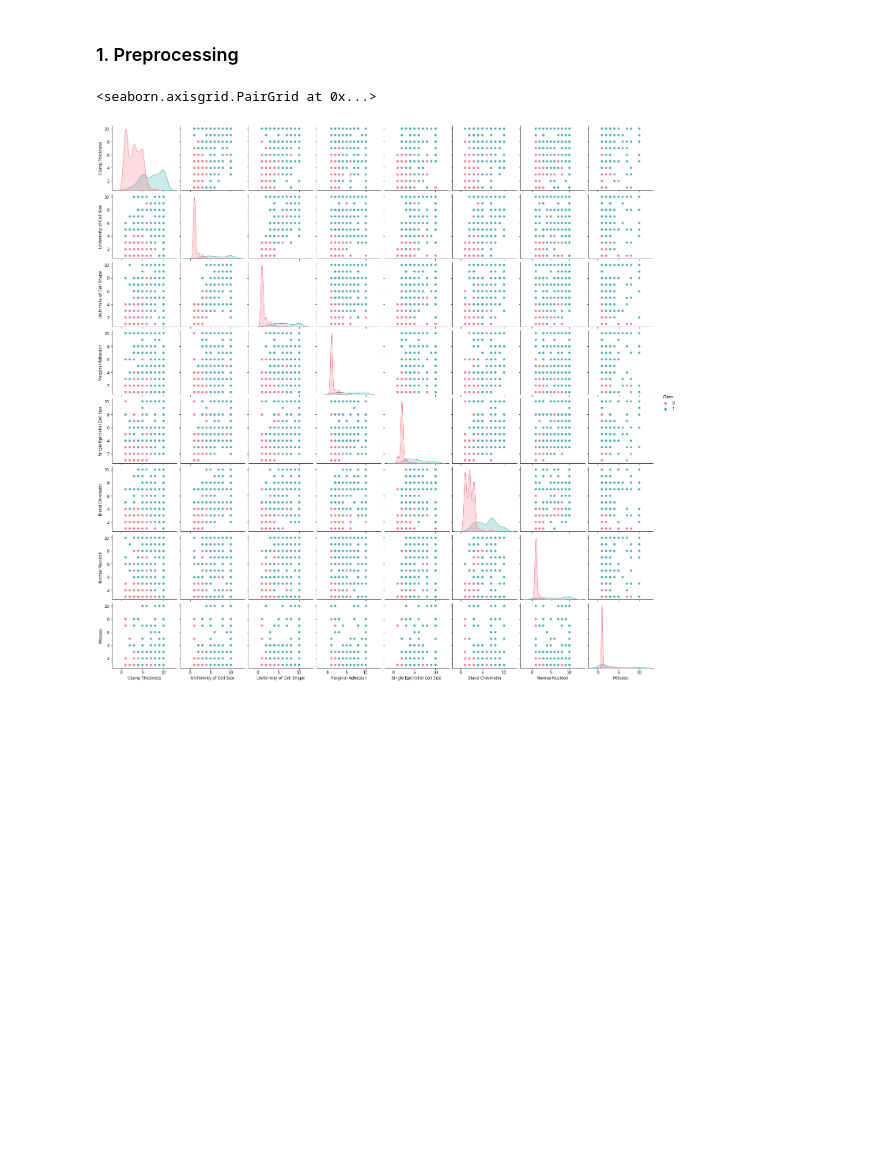
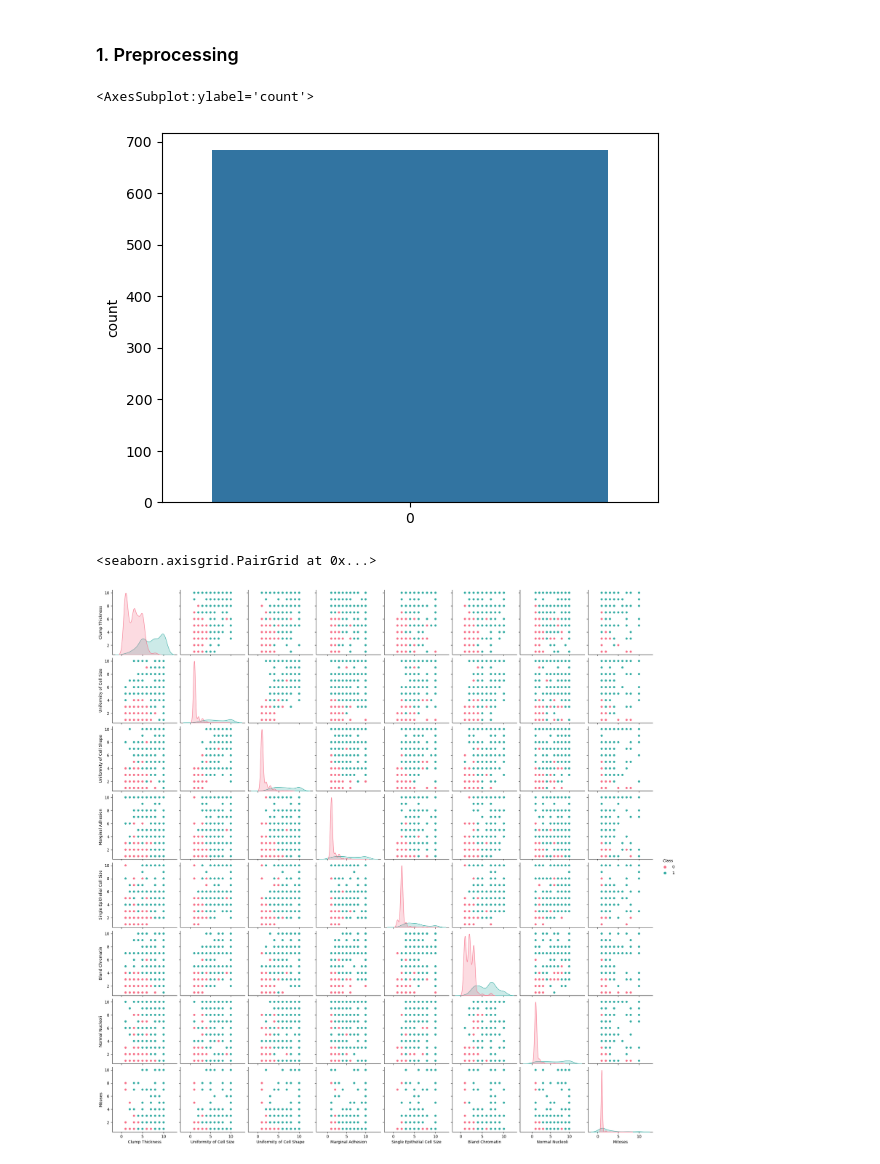
Before and after one commit to gimenopea/CSCI6364, a Jupyter notebook: GD, ID3, SVM - Project 2/CSCI6364_Project_2_PartD.ipynb, the cells around one changed output. Drawn from its saved outputs; the diff is of its cells as text; code cells hidden in the pictures; blank space fills up the shorter version.

Commit message:
evaluation performance

```diff
--- a/GD, ID3, SVM - Project 2/CSCI6364_Project_2_PartD.ipynb
+++ b/GD, ID3, SVM - Project 2/CSCI6364_Project_2_PartD.ipynb
@@ -24,6 +24,17 @@ df.drop('Sample code number', axis=1, inplace=True)
 
 #change target label
 df['Class'] = df['Class'].map({2:0,4:1})
+# %%
+#our class distribution, we can see that we have a class imbalance and we will likely need to account for this in our model and evaluation.
+
+
+import warnings
+warnings.filterwarnings('ignore')
+
+sns.countplot(df['Class'],label="Count")
+# %% [output]
+<AxesSubplot:ylabel='count'>
+[figure, added]
 # %%
 #create scatter plot matrix
 sns.pairplot(df, hue='Class', diag_kind = 'kde', palette='husl')
```
Also changed, not shown: parts of 17 cells of this notebook.
